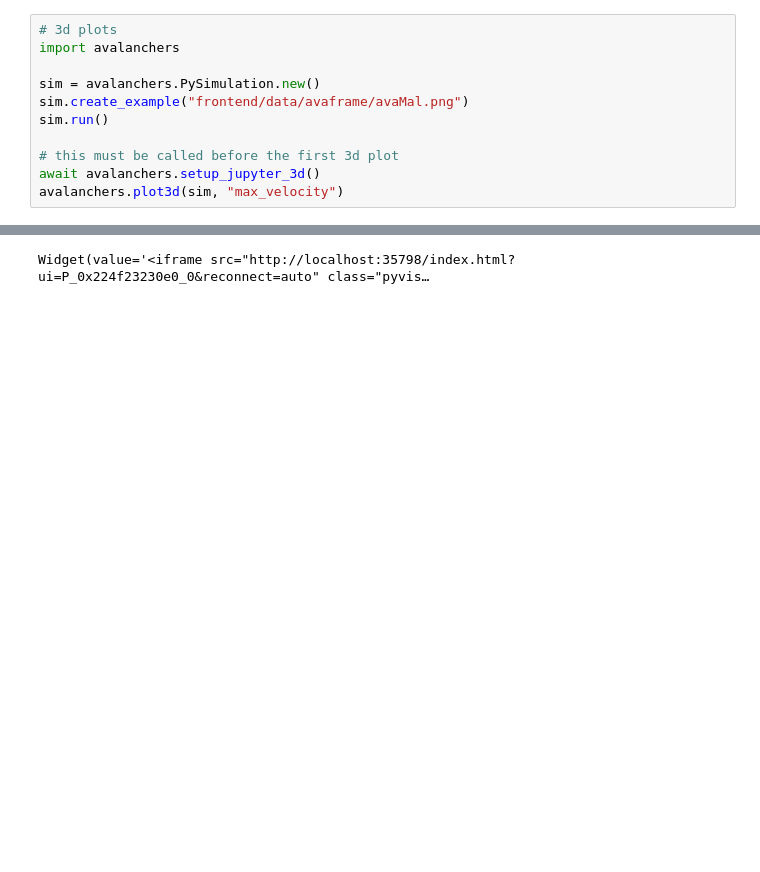
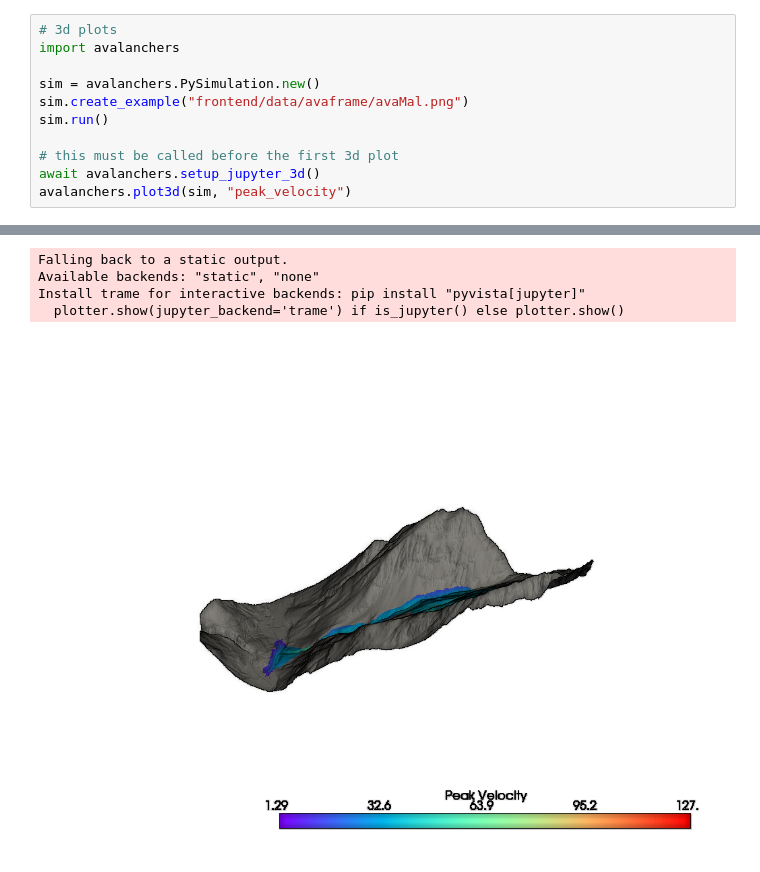
Before and after one commit to Gro2mi/avalanchers, a Jupyter notebook: avalanchers_example.ipynb, the cells around one changed output, grey strips where cells are left out. Cells and saved outputs as stored; diff of their text form; blank space fills up the shorter version.

```diff
--- a/avalanchers_example.ipynb
+++ b/avalanchers_example.ipynb
@@ -34,7 +42,7 @@ sim.run()
 
 # this must be called before the first 3d plot
 await avalanchers.setup_jupyter_3d()
-avalanchers.plot3d(sim, "max_velocity")
+avalanchers.plot3d(sim, "peak_velocity")
 # %% [output]
 GENERAL [Loader Message (0x0)]
         windows_read_data_files_in_registry: Registry lookup failed to get layer manifest files.
@@ -43,4 +51,8 @@ Jupyter detected: Launching PyVista Trame server...
-Widget(value='<iframe src="http://localhost:35798/index.html?ui=P_0x224f23230e0_0&reconnect=auto" class="pyvis…
+Falling back to a static output.
+Available backends: "static", "none"
+Install trame for interactive backends: pip install "pyvista[jupyter]"
+  plotter.show(jupyter_backend='trame') if is_jupyter() else plotter.show()
+[figure, added]
 # %%
 # 2d plots
 import avalanchers
```
Also changed, not shown: parts of 8 cells of this notebook, 25 other files.
